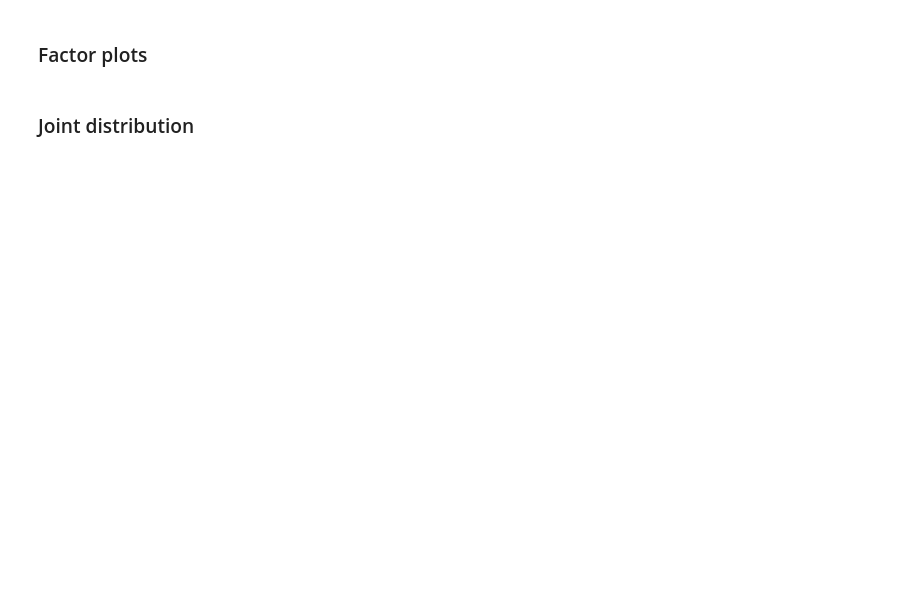
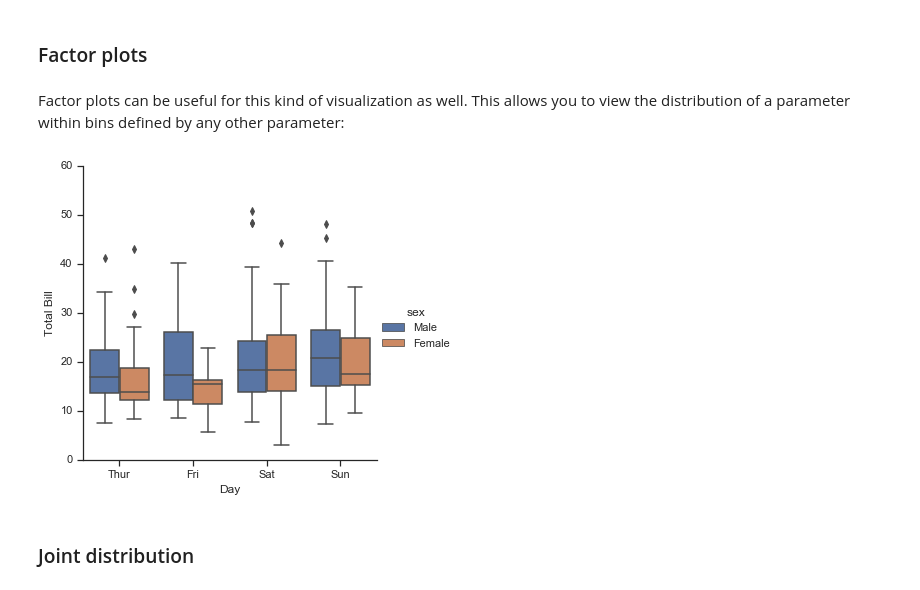
Before and after one commit to UlrikeBoehm/PythonDataScience, a Jupyter notebook: 04_Visualization_Matplotlib/16_Seaborn.ipynb, the cells around one changed output. Cells and saved outputs as stored; diff of their text form; code cells hidden in the pictures; blank space fills up the shorter version.

```diff
--- a/04_Visualization_Matplotlib/16_Seaborn.ipynb
+++ b/04_Visualization_Matplotlib/16_Seaborn.ipynb
@@ -113,4 +153,12 @@ with sns.axes_style('white'):
 # %% [markdown]
 ### Factor plots
+# %% [markdown]
+Factor plots can be useful for this kind of visualization as well. This allows you to view the distribution of a parameter within bins defined by any other parameter:
+# %%
+with sns.axes_style(style='ticks'):
+    g = sns.factorplot("day","total_bill","sex",data=tips,kind="box")
+    g.set_axis_labels("Day","Total Bill");
+# %% [output]
+[figure, added]
 # %% [markdown]
 ### Joint distribution
```
Also changed, not shown: parts of 11 cells of this notebook.
